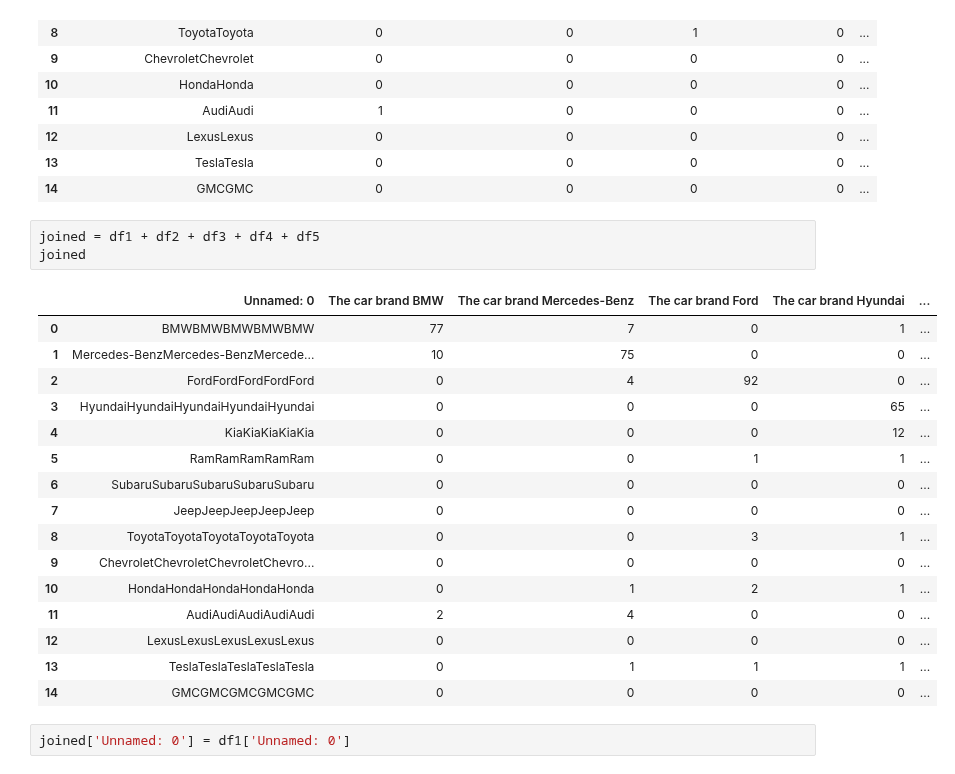
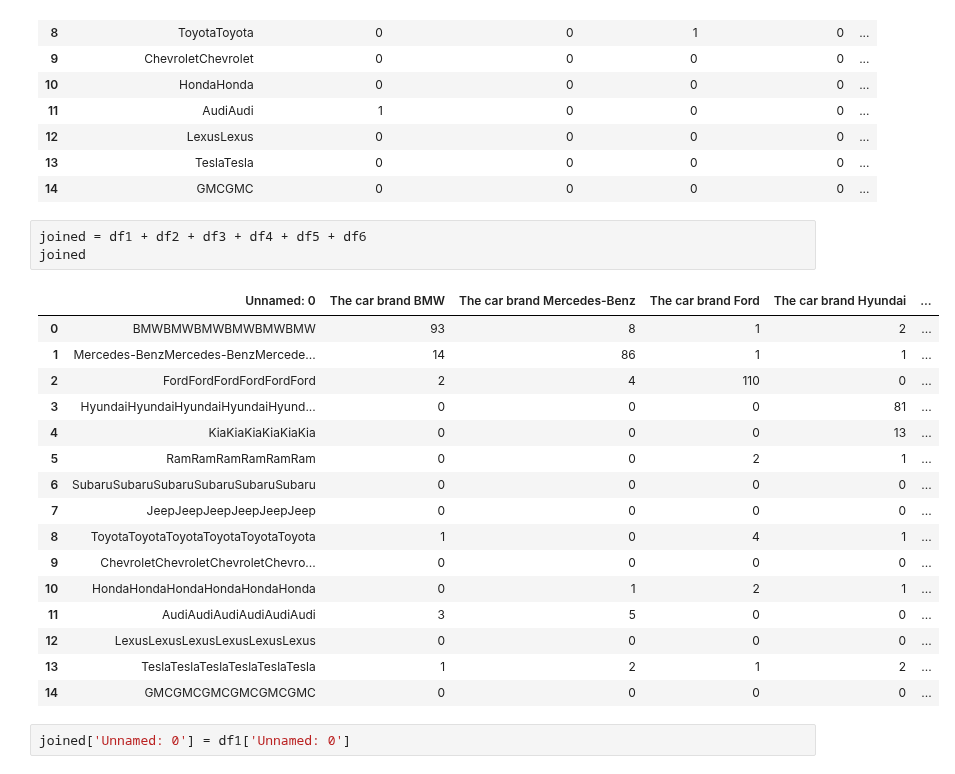
Before and after one commit to albtang/Katona-AI-Research, a Jupyter notebook: src/Merger.ipynb, the cells around one changed output. Cells and saved outputs as stored; diff of their text form.

```diff
--- a/src/Merger.ipynb
+++ b/src/Merger.ipynb
@@ -65,25 +65,25 @@ df1+df2
 | 13 | TeslaTesla | 0 | 0 | 0 | 0 | ... |
 | 14 | GMCGMC | 0 | 0 | 0 | 0 | ... |
 # %%
-joined = df1 + df2 + df3 + df4 + df5
+joined = df1 + df2 + df3 + df4 + df5 + df6
 joined
 # %% [output]
 |  | Unnamed: 0 | The car brand BMW | The car brand Mercedes-Benz | The car brand Ford | The car brand Hyundai | ... |
-| 0 | BMWBMWBMWBMWBMW | 77 | 7 | 0 | 1 | ... |
-| 1 | Mercedes-BenzMercedes-BenzMercede... | 10 | 75 | 0 | 0 | ... |
-| 2 | FordFordFordFordFord | 0 | 4 | 92 | 0 | ... |
-| 3 | HyundaiHyundaiHyundaiHyundaiHyundai | 0 | 0 | 0 | 65 | ... |
-| 4 | KiaKiaKiaKiaKia | 0 | 0 | 0 | 12 | ... |
-| 5 | RamRamRamRamRam | 0 | 0 | 1 | 1 | ... |
-| 6 | SubaruSubaruSubaruSubaruSubaru | 0 | 0 | 0 | 0 | ... |
-| 7 | JeepJeepJeepJeepJeep | 0 | 0 | 0 | 0 | ... |
-| 8 | ToyotaToyotaToyotaToyotaToyota | 0 | 0 | 3 | 1 | ... |
+| 0 | BMWBMWBMWBMWBMWBMW | 93 | 8 | 1 | 2 | ... |
+| 1 | Mercedes-BenzMercedes-BenzMercede... | 14 | 86 | 1 | 1 | ... |
+| 2 | FordFordFordFordFordFord | 2 | 4 | 110 | 0 | ... |
+| 3 | HyundaiHyundaiHyundaiHyundaiHyund... | 0 | 0 | 0 | 81 | ... |
+| 4 | KiaKiaKiaKiaKiaKia | 0 | 0 | 0 | 13 | ... |
+| 5 | RamRamRamRamRamRam | 0 | 0 | 2 | 1 | ... |
+| 6 | SubaruSubaruSubaruSubaruSubaruSubaru | 0 | 0 | 0 | 0 | ... |
+| 7 | JeepJeepJeepJeepJeepJeep | 0 | 0 | 0 | 0 | ... |
+| 8 | ToyotaToyotaToyotaToyotaToyotaToyota | 1 | 0 | 4 | 1 | ... |
 | 9 | ChevroletChevroletChevroletChevro... | 0 | 0 | 0 | 0 | ... |
-| 10 | HondaHondaHondaHondaHonda | 0 | 1 | 2 | 1 | ... |
-| 11 | AudiAudiAudiAudiAudi | 2 | 4 | 0 | 0 | ... |
-| 12 | LexusLexusLexusLexusLexus | 0 | 0 | 0 | 0 | ... |
-| 13 | TeslaTeslaTeslaTeslaTesla | 0 | 1 | 1 | 1 | ... |
-| 14 | GMCGMCGMCGMCGMC | 0 | 0 | 0 | 0 | ... |
+| 10 | HondaHondaHondaHondaHondaHonda | 0 | 1 | 2 | 1 | ... |
+| 11 | AudiAudiAudiAudiAudiAudi | 3 | 5 | 0 | 0 | ... |
+| 12 | LexusLexusLexusLexusLexusLexus | 0 | 0 | 0 | 0 | ... |
+| 13 | TeslaTeslaTeslaTeslaTeslaTesla | 1 | 2 | 1 | 2 | ... |
+| 14 | GMCGMCGMCGMCGMCGMC | 0 | 0 | 0 | 0 | ... |
 # %%
 joined['Unnamed: 0'] = df1['Unnamed: 0']
 # %%
```
Also changed, not shown: parts of 1 cell of this notebook.
